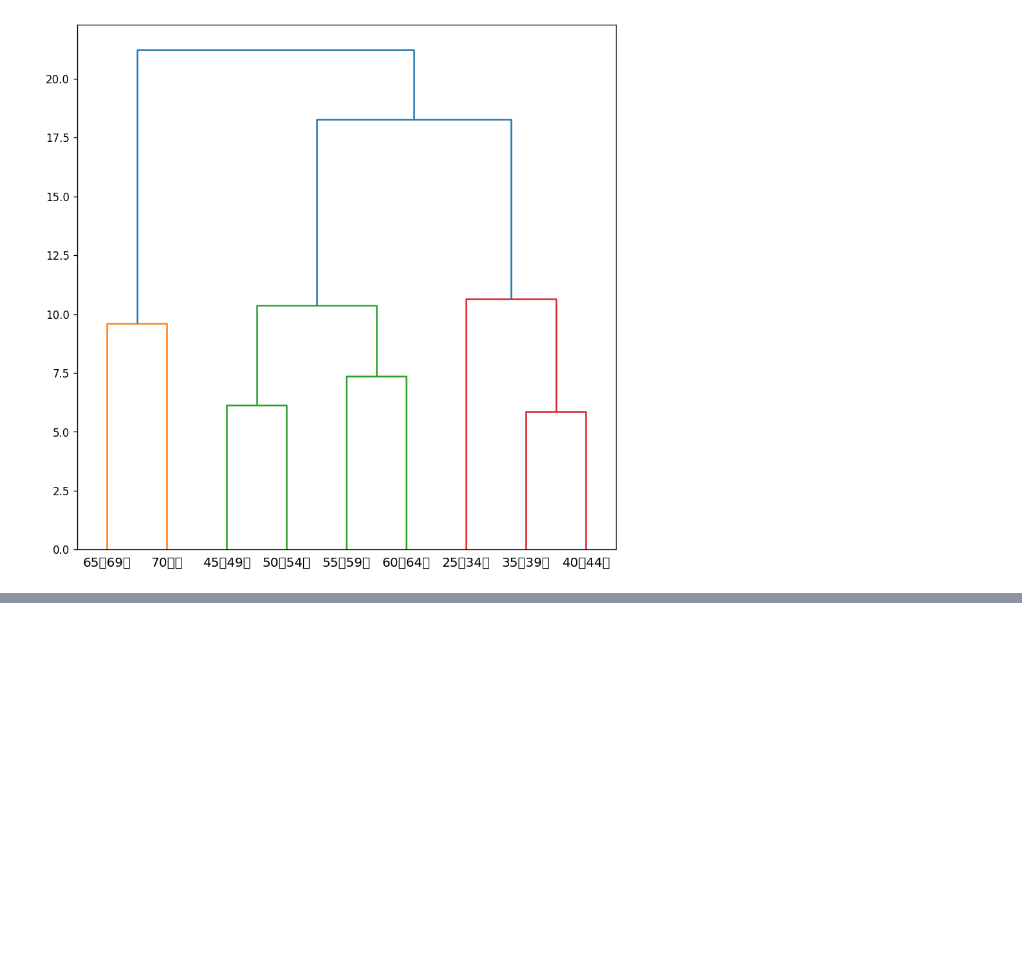
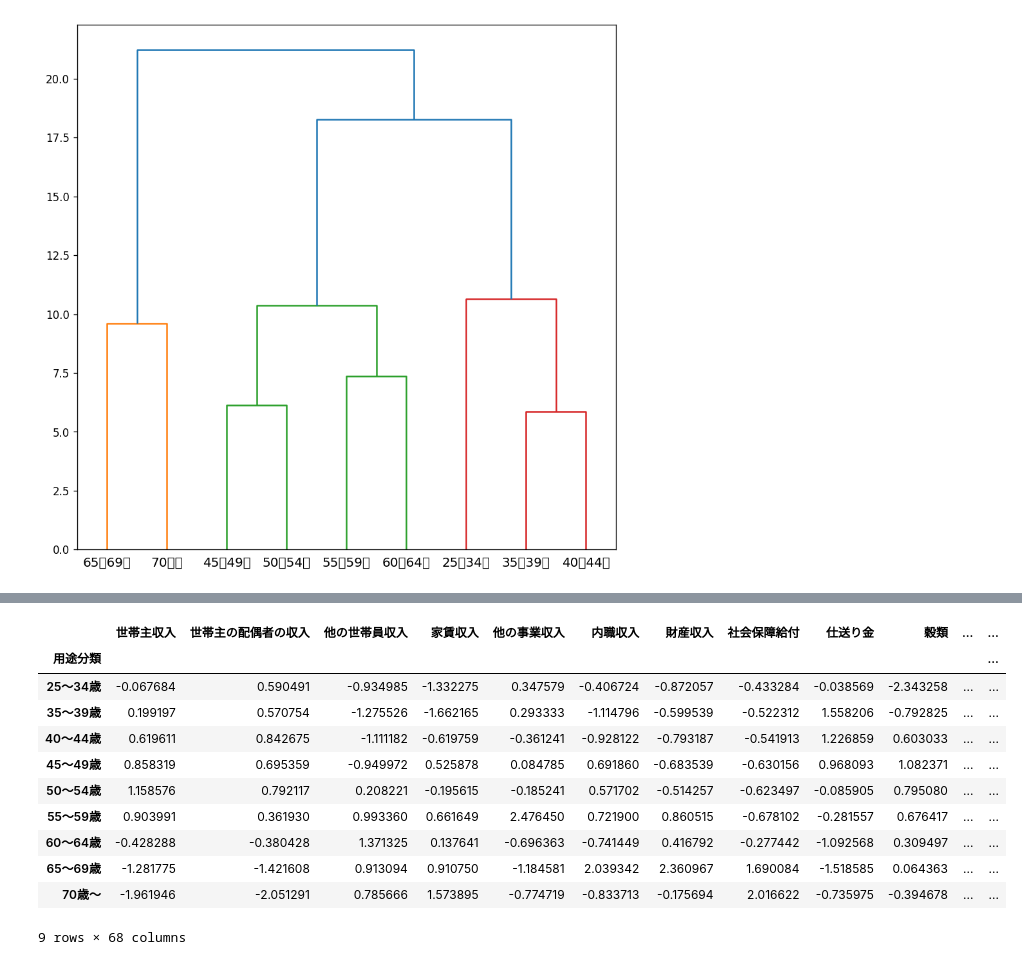
Before and after one commit to rallyfranky/my-first-repo, a Jupyter notebook: 家計調査.ipynb, the cells around one changed output, grey strips where cells are left out. Drawn from its saved outputs; the diff is of its cells as text; code cells hidden in the pictures; blank space fills up the shorter version.

```diff
--- a/家計調査.ipynb
+++ b/家計調査.ipynb
@@ -71,3 +71,6 @@ dendrogram(linkage_result, labels=df.index)
 plt.show()
 # %% [output]
 [figure]
+# %%
+df2 = pd.DataFrame(data=df_cluster)
+df2
@@ -73,0 +89,19 @@ plt.show()
+# %%
+df2.index = df.index
+# %%
+df2.columns = df.columns
+# %%
+df2
+# %% [output]
+|  | 世帯主収入 | 世帯主の配偶者の収入 | 他の世帯員収入 | 家賃収入 | 他の事業収入 | 内職収入 | 財産収入 | 社会保障給付 | 仕送り金 | 穀類 | ... | ... |
+| 用途分類 |  |  |  |  |  |  |  |  |  |  |  | ... |
+| 25〜34歳 | -0.067684 | 0.590491 | -0.934985 | -1.332275 | 0.347579 | -0.406724 | -0.872057 | -0.433284 | -0.038569 | -2.343258 | ... | ... |
+| 35〜39歳 | 0.199197 | 0.570754 | -1.275526 | -1.662165 | 0.293333 | -1.114796 | -0.599539 | -0.522312 | 1.558206 | -0.792825 | ... | ... |
+| 40〜44歳 | 0.619611 | 0.842675 | -1.111182 | -0.619759 | -0.361241 | -0.928122 | -0.793187 | -0.541913 | 1.226859 | 0.603033 | ... | ... |
+| 45〜49歳 | 0.858319 | 0.695359 | -0.949972 | 0.525878 | 0.084785 | 0.691860 | -0.683539 | -0.630156 | 0.968093 | 1.082371 | ... | ... |
+| 50〜54歳 | 1.158576 | 0.792117 | 0.208221 | -0.195615 | -0.185241 | 0.571702 | -0.514257 | -0.623497 | -0.085905 | 0.795080 | ... | ... |
+| 55〜59歳 | 0.903991 | 0.361930 | 0.993360 | 0.661649 | 2.476450 | 0.721900 | 0.860515 | -0.678102 | -0.281557 | 0.676417 | ... | ... |
+| 60〜64歳 | -0.428288 | -0.380428 | 1.371325 | 0.137641 | -0.696363 | -0.741449 | 0.416792 | -0.277442 | -1.092568 | 0.309497 | ... | ... |
+| 65〜69歳 | -1.281775 | -1.421608 | 0.913094 | 0.910750 | -1.184581 | 2.039342 | 2.360967 | 1.690084 | -1.518585 | 0.064363 | ... | ... |
+| 70歳〜 | -1.961946 | -2.051291 | 0.785666 | 1.573895 | -0.774719 | -0.833713 | -0.175694 | 2.016622 | -0.735975 | -0.394678 | ... | ... |
+9 rows × 68 columns
```
Also changed, not shown: parts of 3 cells of this notebook.
